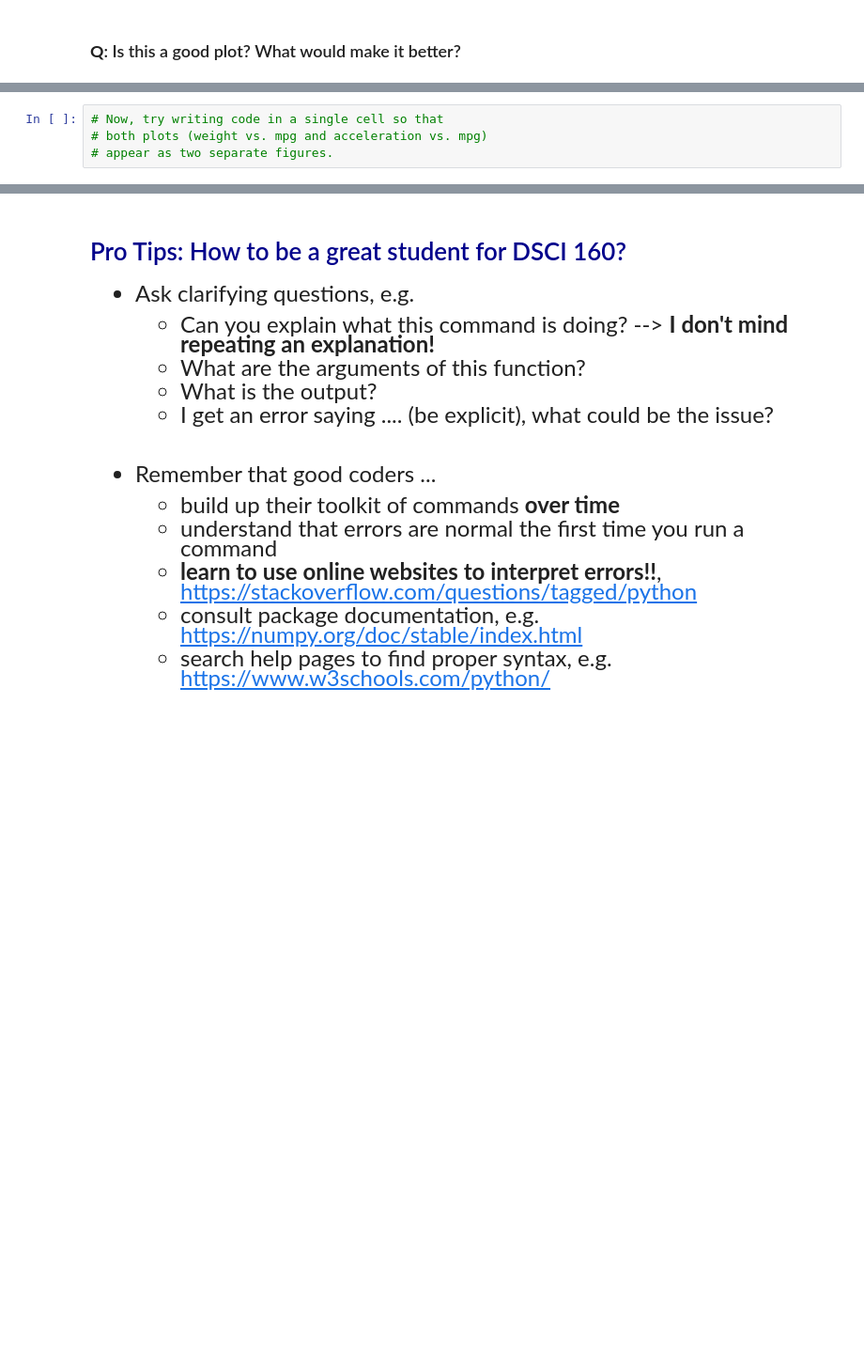
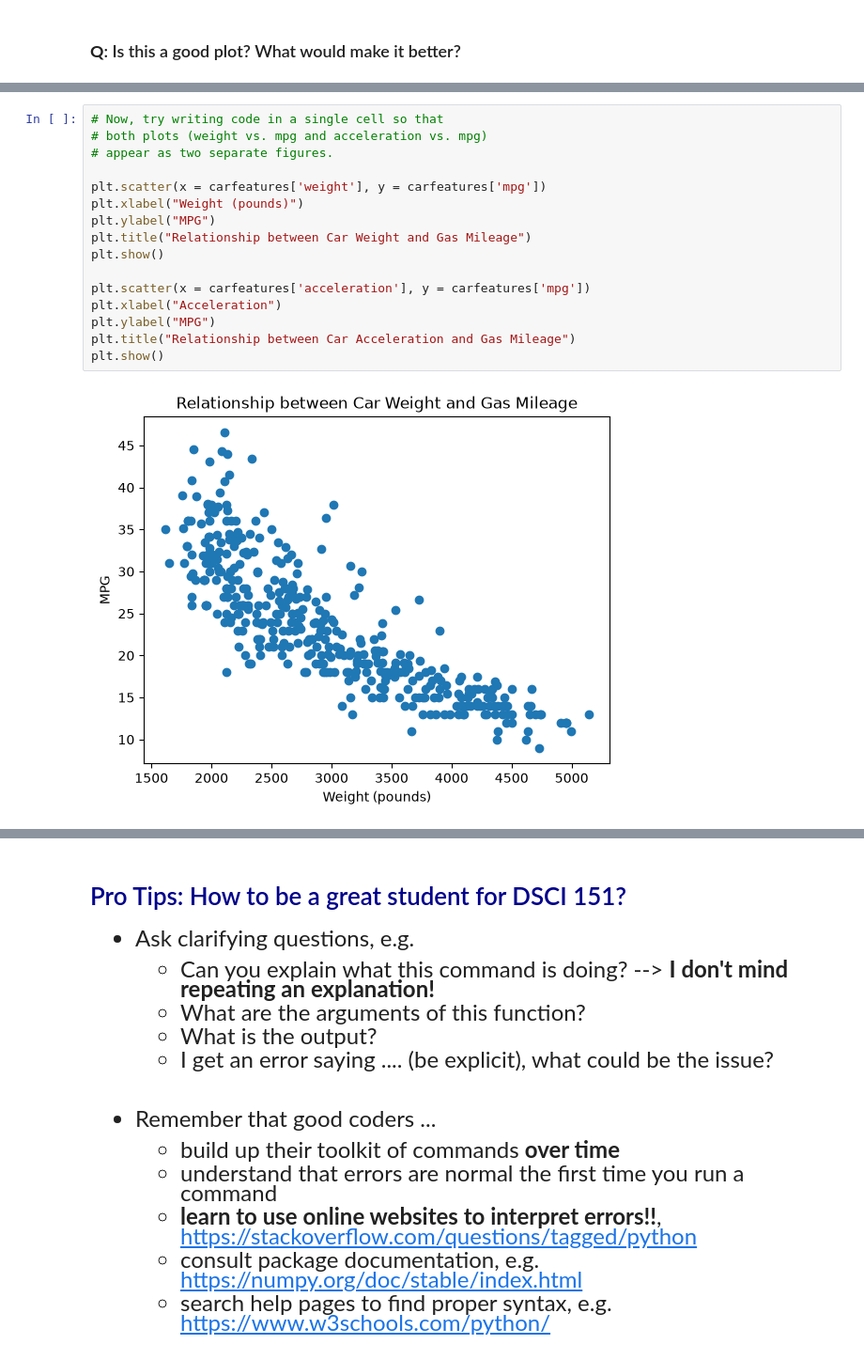
Before and after one commit to miyakoc/datasci151fall2026, a Jupyter notebook: lecture_02/Lecture02_副本2.ipynb, the cells around one changed output, grey strips where cells are left out. Shown at 94% size. Saved outputs shown, nothing was run; the diff lists cells and outputs as text; blank space fills up the shorter version.

```diff
--- a/lecture_02/Lecture02_副本2.ipynb
+++ b/lecture_02/Lecture02_副本2.ipynb
@@ -385,4 +474,18 @@ plt.show()
 # %%
 # Now, try writing code in a single cell so that
 # both plots (weight vs. mpg and acceleration vs. mpg)
 # appear as two separate figures.
+
+plt.scatter(x = carfeatures['weight'], y = carfeatures['mpg'])
+plt.xlabel("Weight (pounds)")
+plt.ylabel("MPG")
+plt.title("Relationship between Car Weight and Gas Mileage")
+plt.show()
+
+plt.scatter(x = carfeatures['acceleration'], y = carfeatures['mpg'])
+plt.xlabel("Acceleration")
+plt.ylabel("MPG")
+plt.title("Relationship between Car Acceleration and Gas Mileage")
+plt.show()
+# %% [output]
+[figure, added]
@@ -389,7 +493,7 @@ plt.show()
 # %% [markdown]
 
 
-# <span style="color:darkblue"> Pro Tips: How to be a great student for DSCI 160?
+# <span style="color:darkblue"> Pro Tips: How to be a great student for DSCI 151?
  </span>
 
 <font size="5">
```
Also changed, not shown: parts of 14 cells of this notebook, 1 other file.
